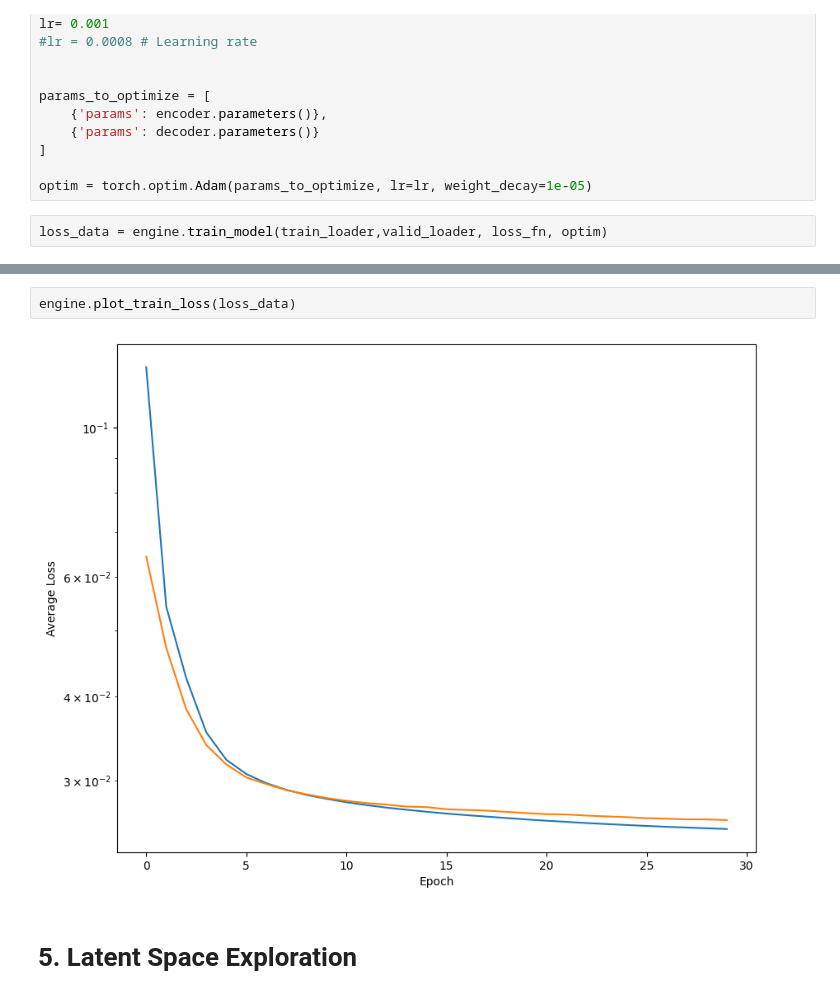
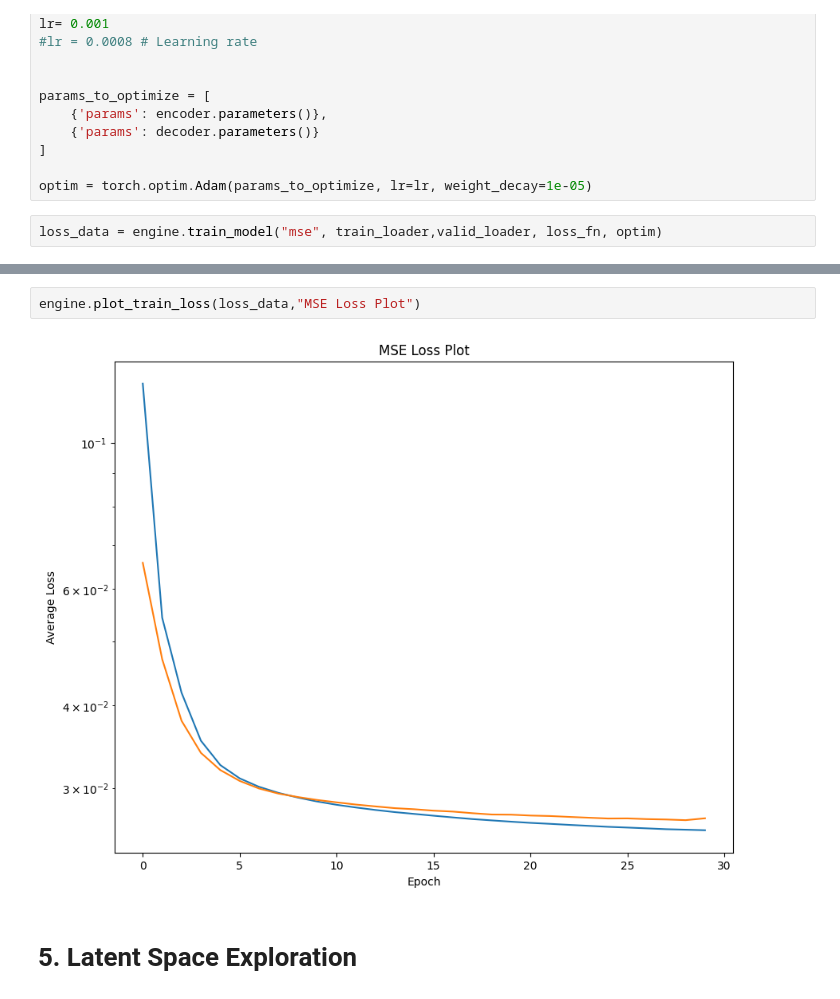
Before and after one commit to gourav10/autoencoder_embedding, a Jupyter notebook: mnist_autoencoder.ipynb, the cells around one changed output, grey strips where cells are left out. Cells and saved outputs as stored; diff of their text form.

```diff
--- a/mnist_autoencoder.ipynb
+++ b/mnist_autoencoder.ipynb
@@ -120,5 +120,5 @@ params_to_optimize = [
 
 optim = torch.optim.Adam(params_to_optimize, lr=lr, weight_decay=1e-05)
 # %%
-loss_data = engine.train_model(train_loader,valid_loader, loss_fn, optim)
+loss_data = engine.train_model("mse", train_loader,valid_loader, loss_fn, optim)
 # %% [output]
@@ -136,7 +136,7 @@ loss_data = engine.train_model(train_loader,valid_loader, loss_fn, optim)
 # %%
-engine.plot_train_loss(loss_data)
+engine.plot_train_loss(loss_data,"MSE Loss Plot")
 # %% [output]
-[figure, old version]
+[figure, new version]
 # %% [markdown]
 # 5. Latent Space Exploration
 # %%
```
Also changed, not shown: parts of 20 cells of this notebook, 6 other files.
